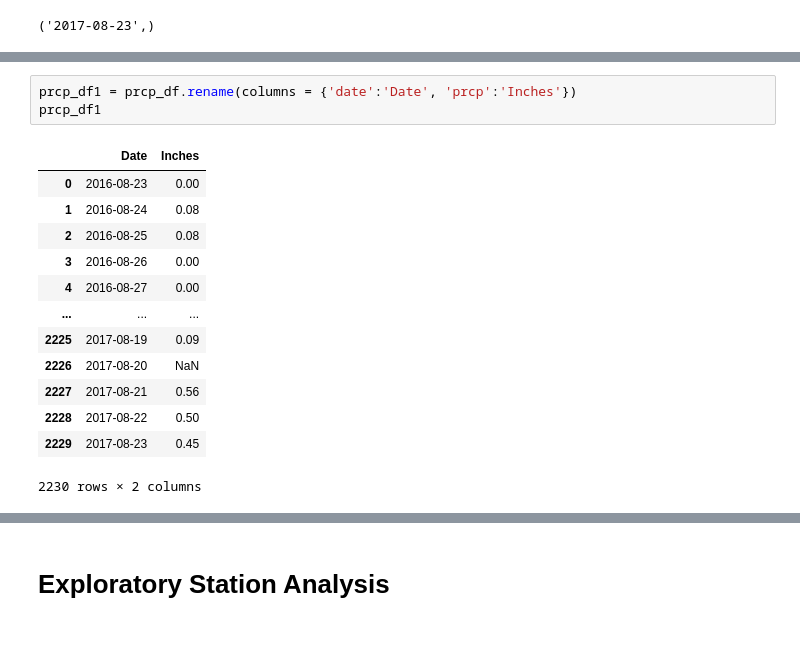
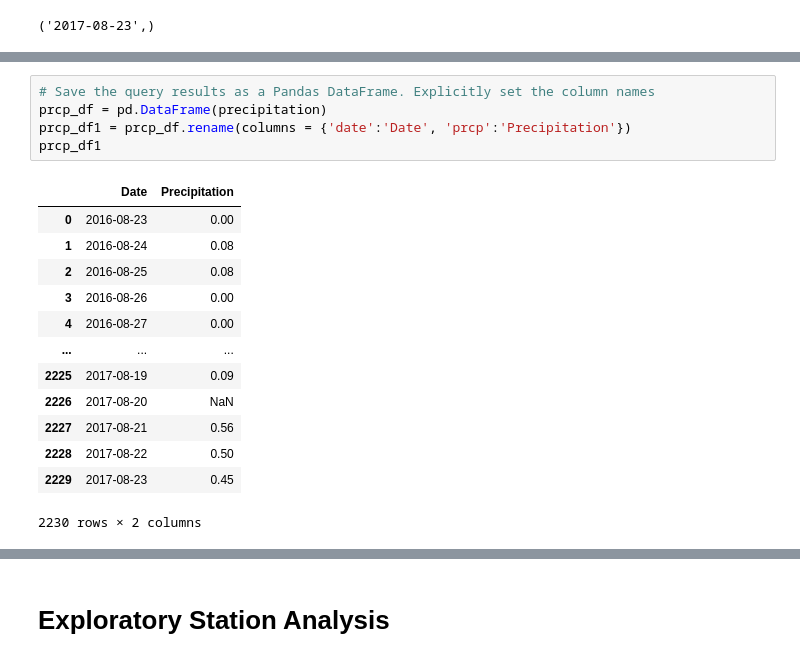
Before and after one commit to andreaira261/climate-sqlalchemy-analysis, a Jupyter notebook: SurfsUp/climate_starter.ipynb, the cells around one changed output, grey strips where cells are left out. Saved outputs shown, nothing was run; the diff lists cells and outputs as text.

```diff
--- a/SurfsUp/climate_starter.ipynb
+++ b/SurfsUp/climate_starter.ipynb
@@ -70,18 +64,20 @@ prcp_df.head()
-# %%
-prcp_df1 = prcp_df.rename(columns = {'date':'Date', 'prcp':'Inches'})
-prcp_df1
-# %% [output]
-|  | Date | Inches |
-| 0 | 2016-08-23 | 0.00 |
-| 1 | 2016-08-24 | 0.08 |
-| 2 | 2016-08-25 | 0.08 |
-| 3 | 2016-08-26 | 0.00 |
-| 4 | 2016-08-27 | 0.00 |
-| ... | ... | ... |
-| 2225 | 2017-08-19 | 0.09 |
-| 2226 | 2017-08-20 | NaN |
-| 2227 | 2017-08-21 | 0.56 |
-| 2228 | 2017-08-22 | 0.50 |
-| 2229 | 2017-08-23 | 0.45 |
-2230 rows × 2 columns
+# %%
+# Save the query results as a Pandas DataFrame. Explicitly set the column names
+prcp_df = pd.DataFrame(precipitation)
+prcp_df1 = prcp_df.rename(columns = {'date':'Date', 'prcp':'Precipitation'})
+prcp_df1
+# %% [output]
+|  | Date | Precipitation |
+| 0 | 2016-08-23 | 0.00 |
+| 1 | 2016-08-24 | 0.08 |
+| 2 | 2016-08-25 | 0.08 |
+| 3 | 2016-08-26 | 0.00 |
+| 4 | 2016-08-27 | 0.00 |
+| ... | ... | ... |
+| 2225 | 2017-08-19 | 0.09 |
+| 2226 | 2017-08-20 | NaN |
+| 2227 | 2017-08-21 | 0.56 |
+| 2228 | 2017-08-22 | 0.50 |
+| 2229 | 2017-08-23 | 0.45 |
+2230 rows × 2 columns
 # %%
```
Also changed, not shown: parts of 17 cells of this notebook.
